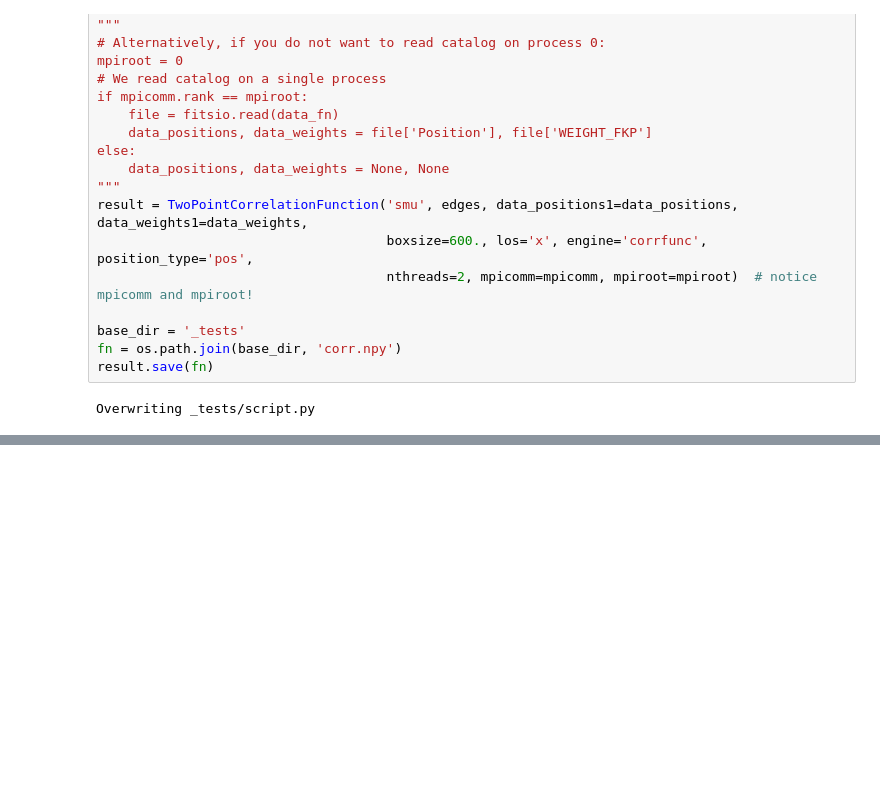
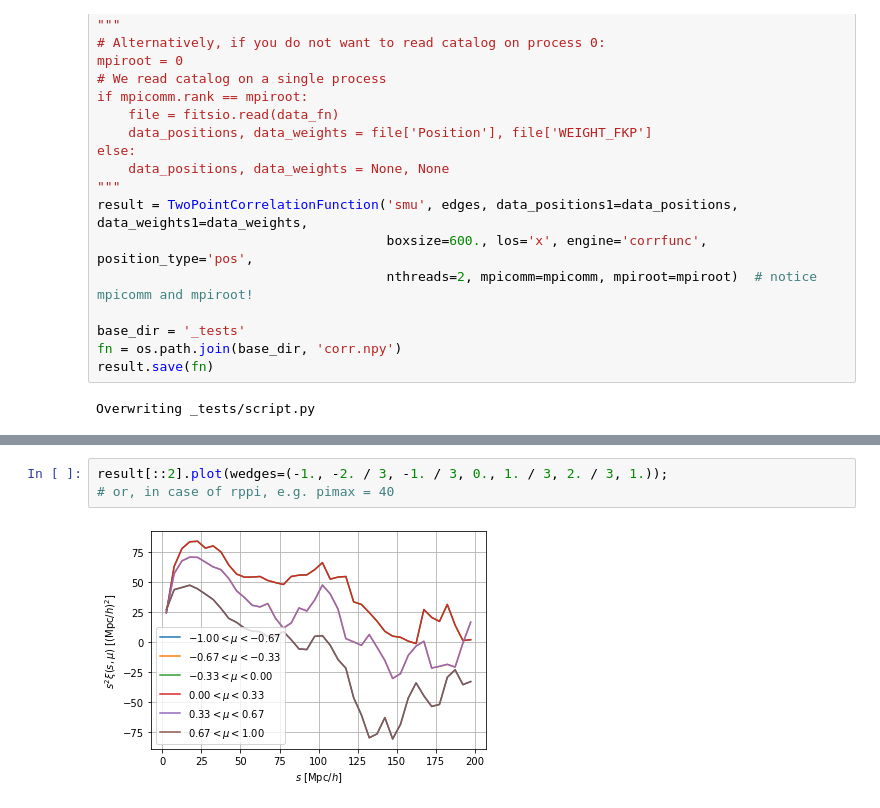
Before and after one commit to cosmodesi/pycorr, a Jupyter notebook: nb/basic_examples.ipynb, the cells around one changed output, grey strips where cells are left out. Drawn from its saved outputs; the diff is of its cells as text; blank space fills up the shorter version.

```diff
--- a/nb/basic_examples.ipynb
+++ b/nb/basic_examples.ipynb
@@ -847,0 +855,5 @@ plt.show()
+# %%
+result[::2].plot(wedges=(-1., -2. / 3, -1. / 3, 0., 1. / 3, 2. / 3, 1.));
+# or, in case of rppi, e.g. pimax = 40
+# %% [output]
+[figure, added]
```
Also changed, not shown: parts of 22 cells of this notebook, 3 other files.
